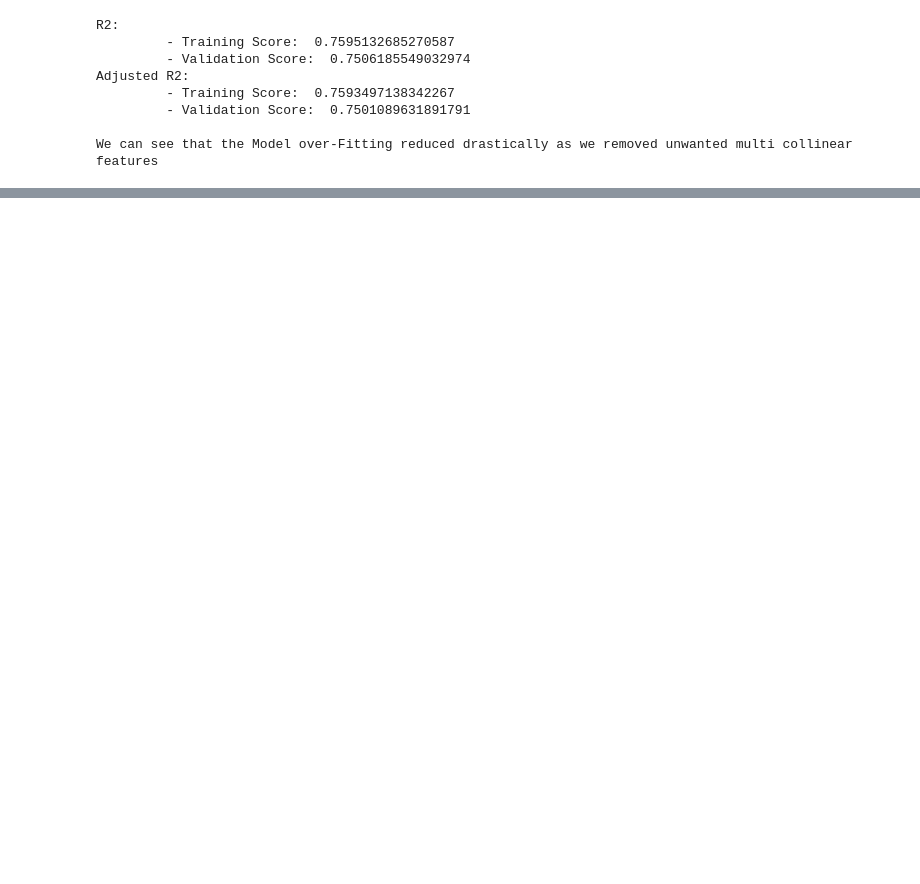
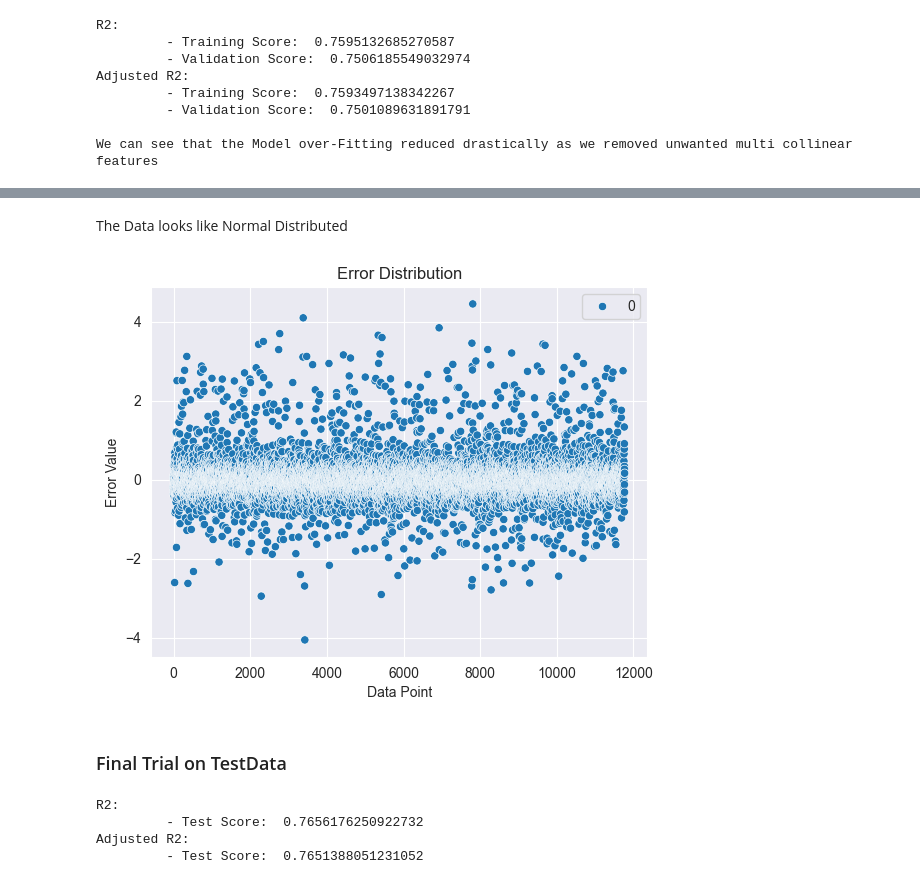
Before and after one commit to im-miracle/cars24-price-predictions, a Jupyter notebook: NoteBooks/cars24_model_building.ipynb, the cells around one changed output, grey strips where cells are left out. Saved outputs shown, nothing was run; the diff lists cells and outputs as text; code cells hidden in the pictures; blank space fills up the shorter version.

```diff
--- a/NoteBooks/cars24_model_building.ipynb
+++ b/NoteBooks/cars24_model_building.ipynb
@@ -253,3 +297,25 @@ We can see that the Model over-Fitting reduced drastically as we removed unwante
+# %% [markdown]
+The Data looks like Normal Distributed
+# %%
+sns.scatterplot(errors)
+plt.ylabel("Error Value")
+plt.xlabel("Data Point")
+plt.title("Error Distribution")
+plt.show()
+# %% [output]
+[figure, added]
+# %% [markdown]
+### Final Trial on TestData
+# %%
+print("R2:")
+print("\t - Test Score: ", lrModel.score(X_test_scaled.drop(columns=droppedCol), y_test_scaled))
+print("Adjusted R2:")
+print("\t - Test Score: ", adjusted_r2_score(X_test_scaled.drop(columns=droppedCol), y_test_scaled, lrModel.predict(X_test_scaled.drop(columns=droppedCol))))
+# %% [output]
+R2:
+         - Test Score:  0.7656176250922732
+Adjusted R2:
+         - Test Score:  0.7651388051231052
 # %%
 X_Tgt_encode_pkl = "./Artifacts/lr_BasicModel.pkl"
 
```
Also changed, not shown: parts of 5 cells of this notebook, 3 other files.
